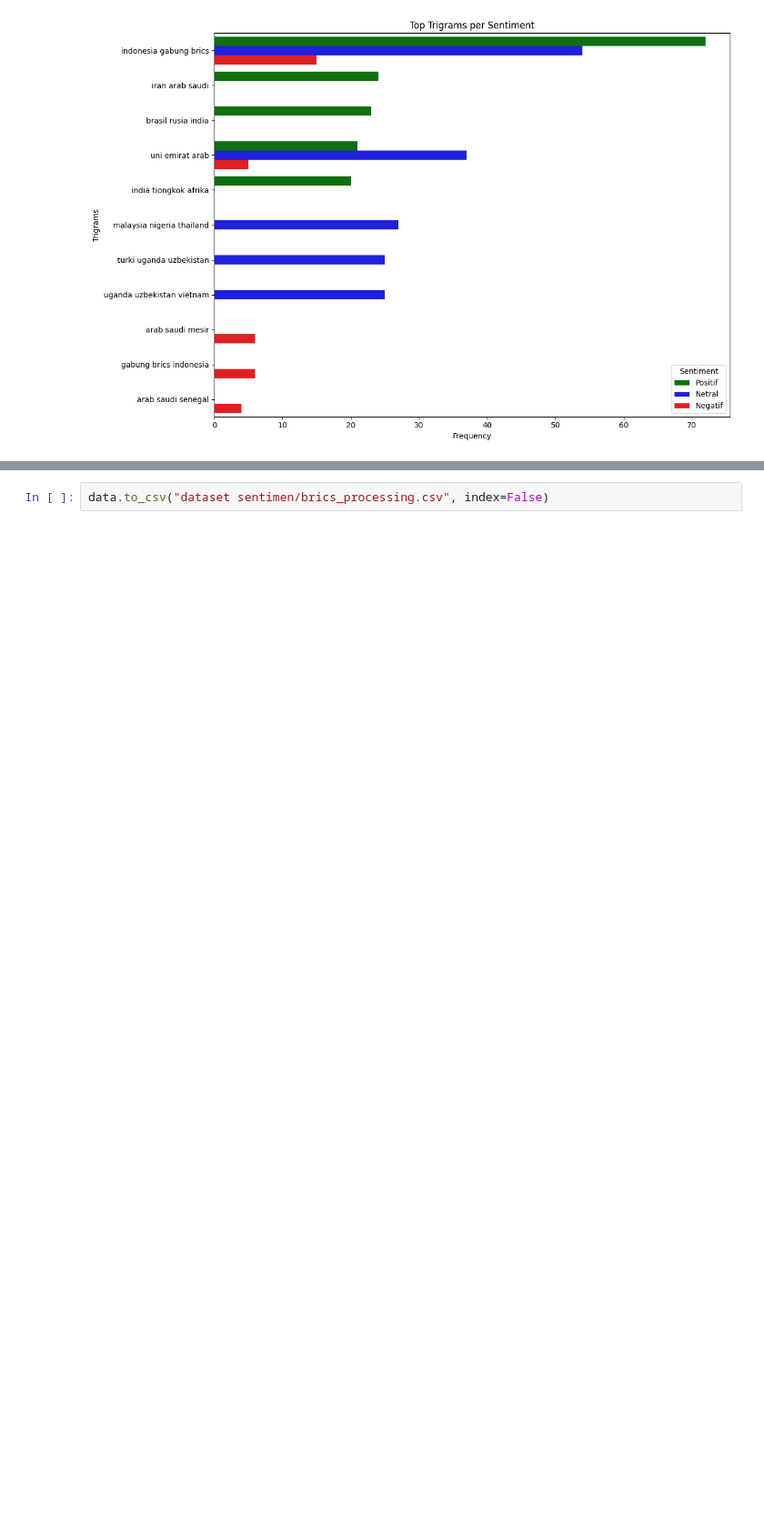
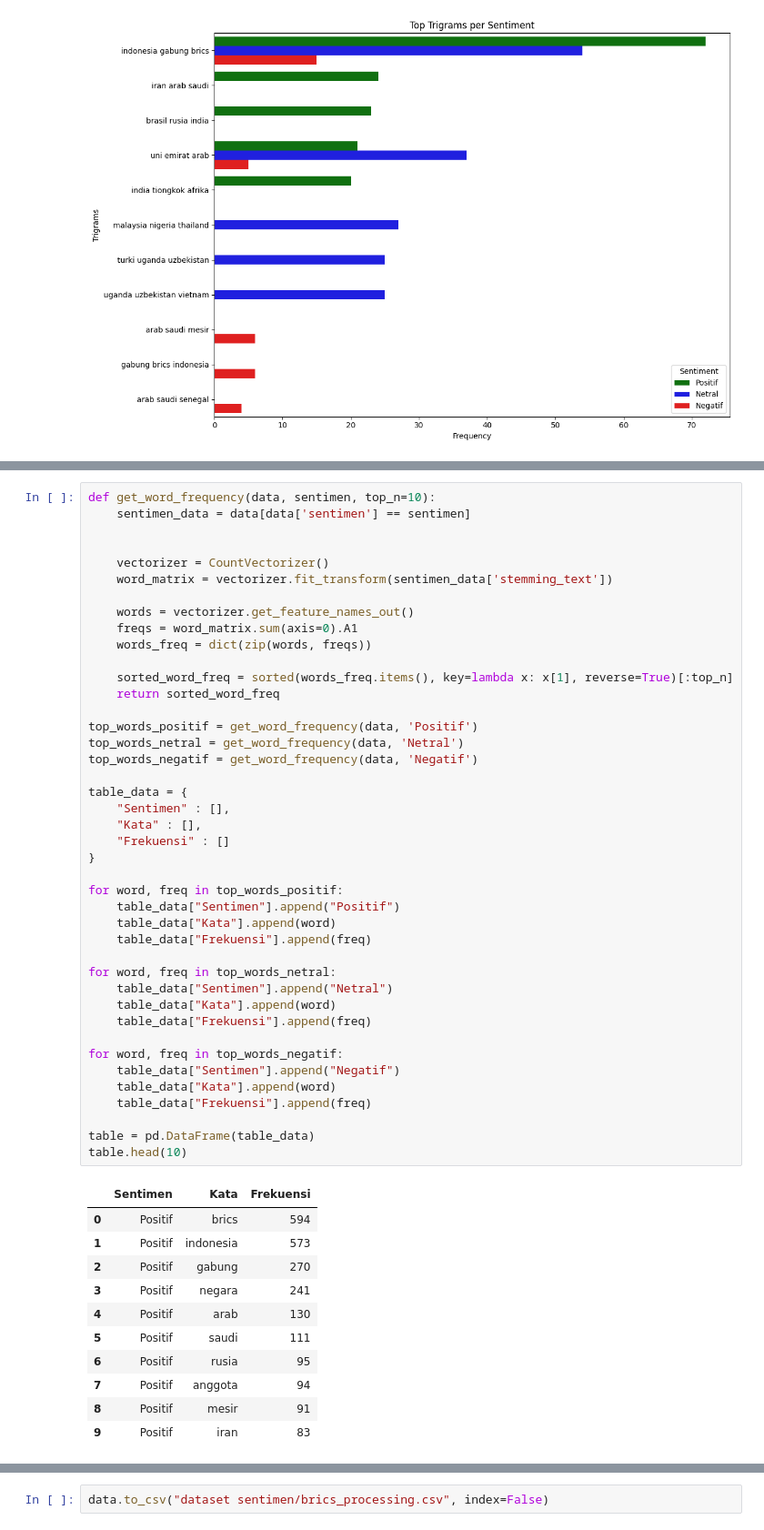
Before and after one commit to Azuredeer/sentiment_analysis_brics, a Jupyter notebook: cleaning_data.ipynb, the cells around one changed output, grey strips where cells are left out. Shown at 91% size. Saved outputs shown, nothing was run; the diff lists cells and outputs as text; blank space fills up the shorter version.

```diff
--- a/cleaning_data.ipynb
+++ b/cleaning_data.ipynb
@@ -826,0 +928,54 @@ plt.show()
+# %%
+def get_word_frequency(data, sentimen, top_n=10):
+    sentimen_data = data[data['sentimen'] == sentimen]
+
+
+    vectorizer = CountVectorizer()
+    word_matrix = vectorizer.fit_transform(sentimen_data['stemming_text'])
+
+    words = vectorizer.get_feature_names_out()
+    freqs = word_matrix.sum(axis=0).A1
+    words_freq = dict(zip(words, freqs))
+
+    sorted_word_freq = sorted(words_freq.items(), key=lambda x: x[1], reverse=True)[:top_n]
+    return sorted_word_freq
+
+top_words_positif = get_word_frequency(data, 'Positif')
+top_words_netral = get_word_frequency(data, 'Netral')
+top_words_negatif = get_word_frequency(data, 'Negatif')
+
+table_data = {
+    "Sentimen" : [],
+    "Kata" : [],
+    "Frekuensi" : []
+}
+
+for word, freq in top_words_positif:
+    table_data["Sentimen"].append("Positif")
+    table_data["Kata"].append(word)
+    table_data["Frekuensi"].append(freq)
+
+for word, freq in top_words_netral:
+    table_data["Sentimen"].append("Netral")
+    table_data["Kata"].append(word)
+    table_data["Frekuensi"].append(freq)
+
+for word, freq in top_words_negatif:
+    table_data["Sentimen"].append("Negatif")
+    table_data["Kata"].append(word)
+    table_data["Frekuensi"].append(freq)
+
+table = pd.DataFrame(table_data)
+table.head(10)
+# %% [output]
+|  | Sentimen | Kata | Frekuensi |
+| 0 | Positif | brics | 594 |
+| 1 | Positif | indonesia | 573 |
+| 2 | Positif | gabung | 270 |
+| 3 | Positif | negara | 241 |
+| 4 | Positif | arab | 130 |
+| 5 | Positif | saudi | 111 |
+| 6 | Positif | rusia | 95 |
+| 7 | Positif | anggota | 94 |
+| 8 | Positif | mesir | 91 |
+| 9 | Positif | iran | 83 |
```
Also changed, not shown: parts of 3 cells of this notebook.
